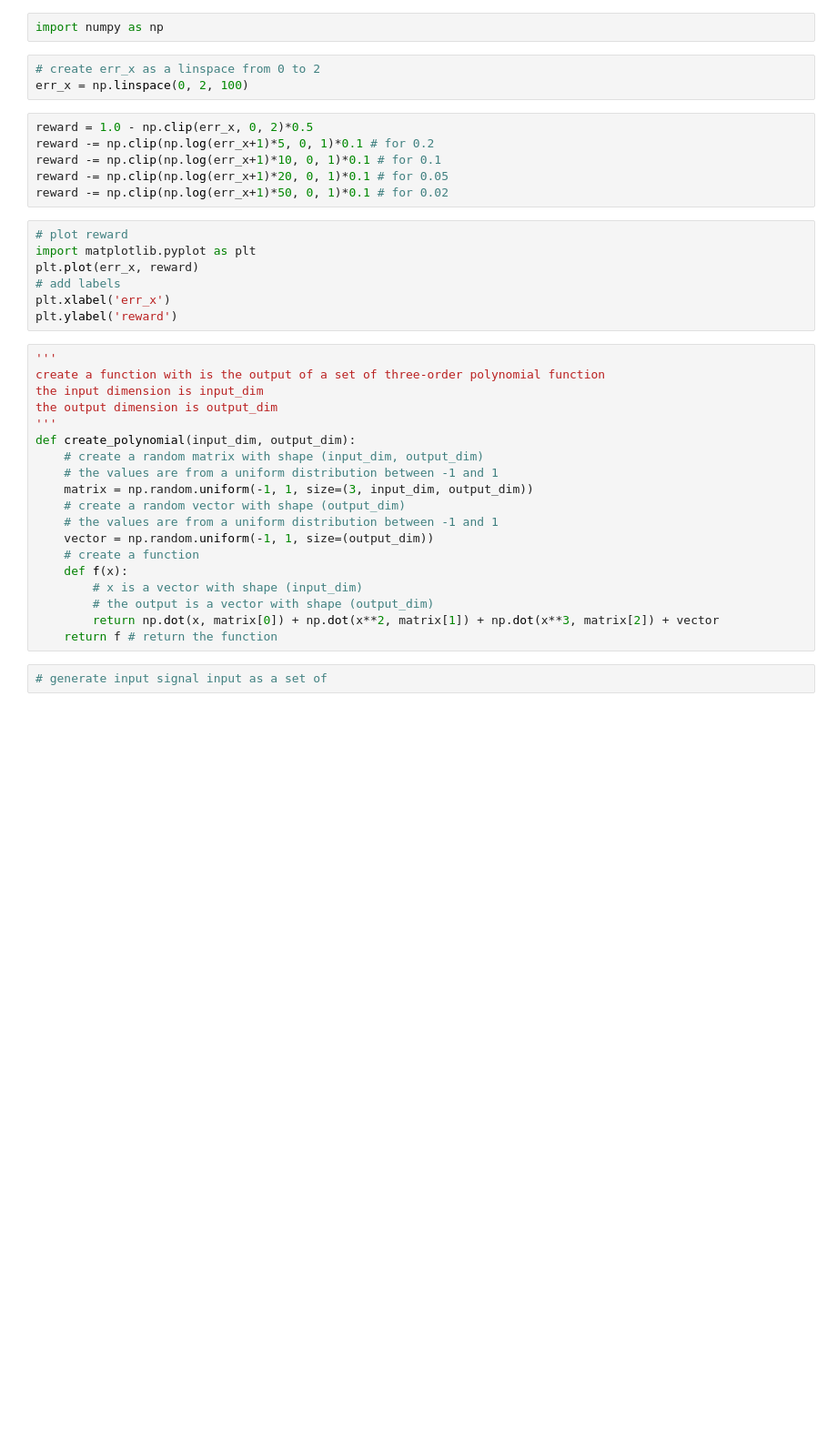
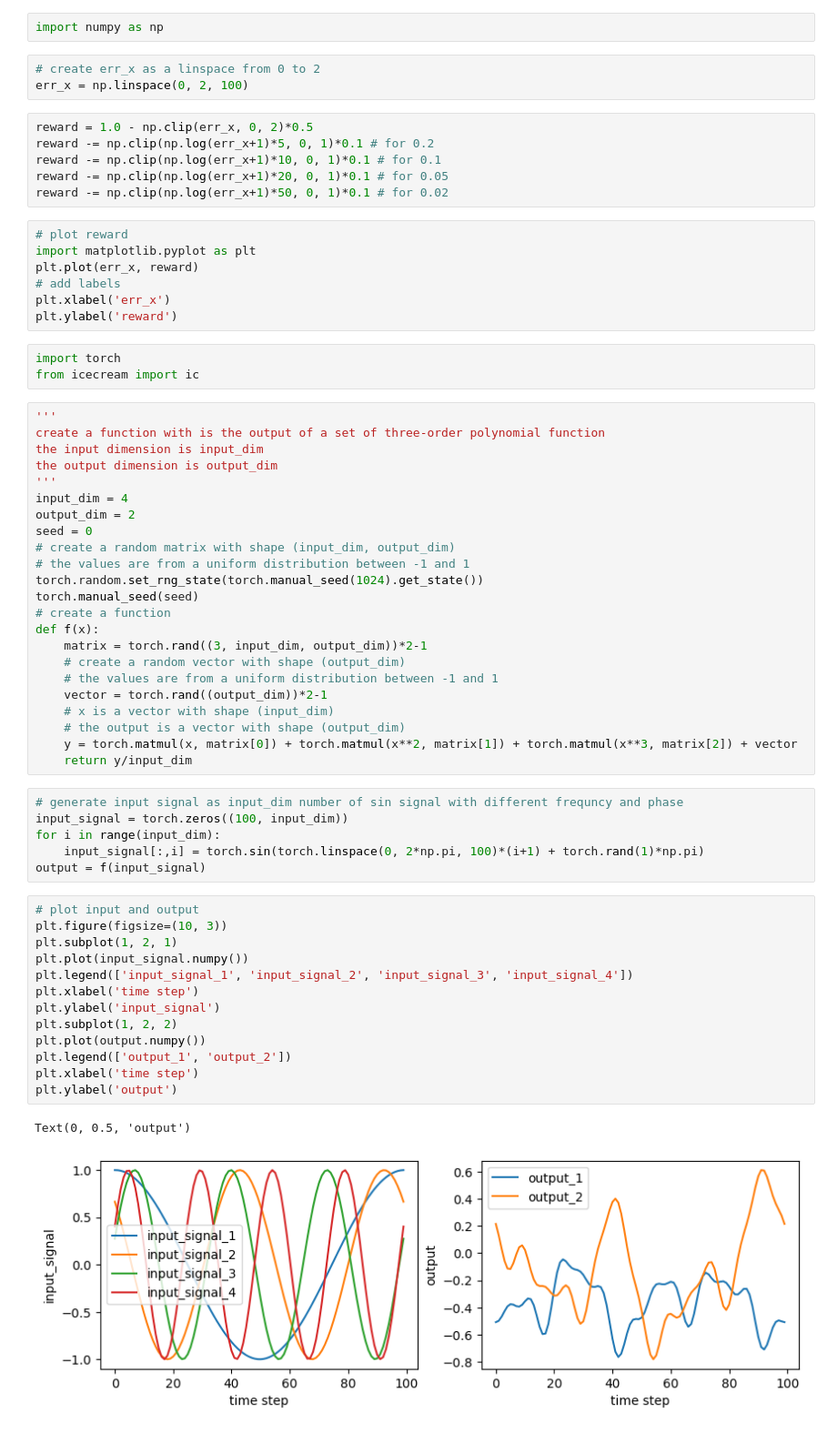
Before and after one commit to jc-bao/policy-adaptation-survey, a Jupyter notebook: adaptive_control_gym/utils/foo.ipynb, the cells around one changed output. Shown at 91% size. Cells and saved outputs as stored; diff of their text form; blank space fills up the shorter version.

Commit message:
add random function generator

```diff
--- a/adaptive_control_gym/utils/foo.ipynb
+++ b/adaptive_control_gym/utils/foo.ipynb
@@ -16,24 +16,51 @@ plt.plot(err_x, reward)
 # add labels
 plt.xlabel('err_x')
 plt.ylabel('reward')
+# %%
+import torch
+from icecream import ic
 # %%
 '''
 create a function with is the output of a set of three-order polynomial function
 the input dimension is input_dim
 the output dimension is output_dim
 '''
-def create_polynomial(input_dim, output_dim):
-    # create a random matrix with shape (input_dim, output_dim)
-    # the values are from a uniform distribution between -1 and 1
-    matrix = np.random.uniform(-1, 1, size=(3, input_dim, output_dim))
+input_dim = 4
+output_dim = 2
+seed = 0
+# create a random matrix with shape (input_dim, output_dim)
+# the values are from a uniform distribution between -1 and 1
+torch.random.set_rng_state(torch.manual_seed(1024).get_state())
+torch.manual_seed(seed)
+# create a function
+def f(x):
+    matrix = torch.rand((3, input_dim, output_dim))*2-1
     # create a random vector with shape (output_dim)
     # the values are from a uniform distribution between -1 and 1
-    vector = np.random.uniform(-1, 1, size=(output_dim))
-    # create a function
-    def f(x):
-        # x is a vector with shape (input_dim)
-        # the output is a vector with shape (output_dim)
-        return np.dot(x, matrix[0]) + np.dot(x**2, matrix[1]) + np.dot(x**3, matrix[2]) + vector
-    return f # return the function
+    vector = torch.rand((output_dim))*2-1
+    # x is a vector with shape (input_dim)
+    # the output is a vector with shape (output_dim)
+    y = torch.matmul(x, matrix[0]) + torch.matmul(x**2, matrix[1]) + torch.matmul(x**3, matrix[2]) + vector
+    return y/input_dim
-# %%
-# generate input signal input as a set of
+# %%
+# generate input signal as input_dim number of sin signal with different frequncy and phase
+input_signal = torch.zeros((100, input_dim))
+for i in range(input_dim):
+    input_signal[:,i] = torch.sin(torch.linspace(0, 2*np.pi, 100)*(i+1) + torch.rand(1)*np.pi)
+output = f(input_signal)
+# %%
+# plot input and output
+plt.figure(figsize=(10, 3))
+plt.subplot(1, 2, 1)
+plt.plot(input_signal.numpy())
+plt.legend(['input_signal_1', 'input_signal_2', 'input_signal_3', 'input_signal_4'])
+plt.xlabel('time step')
+plt.ylabel('input_signal')
+plt.subplot(1, 2, 2)
+plt.plot(output.numpy())
+plt.legend(['output_1', 'output_2'])
+plt.xlabel('time step')
+plt.ylabel('output')
+# %% [output]
+Text(0, 0.5, 'output')
+[figure, added]
```
